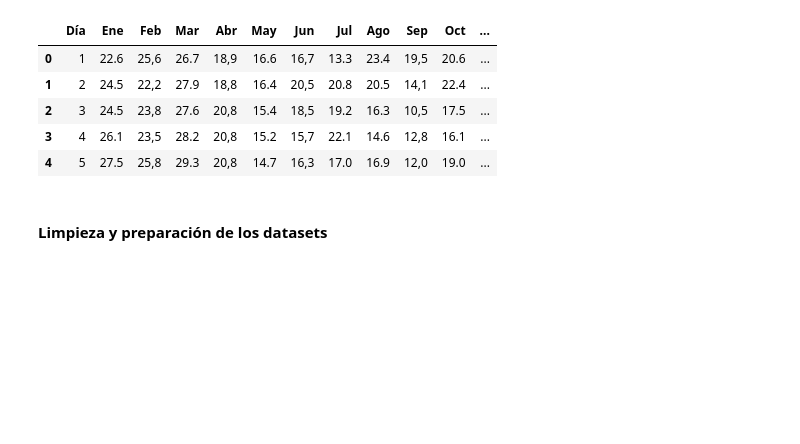
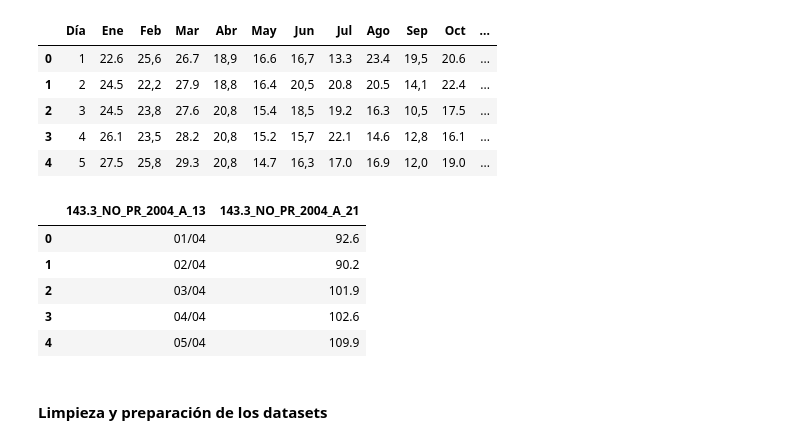
Before and after one commit to pasollipaula/DiplodatosMentoria, a Jupyter notebook: carga_datasets.ipynb, the cells around one changed output. Saved outputs shown, nothing was run; the diff lists cells and outputs as text; code cells hidden in the pictures; blank space fills up the shorter version.

```diff
--- a/carga_datasets.ipynb
+++ b/carga_datasets.ipynb
@@ -105,3 +111,8 @@ temperatura_avg.drop('Unnamed: 13', axis=1, inplace=True)
+# %%
+# Estimador Mensual de Actividad Económica. Fuente: https://www.economia.gob.ar/datos/
+emae = pd.read_csv('actividad_ied.csv', sep=";", decimal='.', encoding ='latin1', skiprows=121, nrows=244)
+# %%
+emae = emae[['143.3_NO_PR_2004_A_13','143.3_NO_PR_2004_A_21']]
 # %% [markdown]
 #### 2.b. Observación inicial de los datos disponibles
 # %%
@@ -161,6 +172,15 @@ temperatura_avg.head()
 | 2 | 3 | 24.5 | 23,8 | 27.6 | 20,8 | 15.4 | 18,5 | 19.2 | 16.3 | 10,5 | 17.5 | ... |
 | 3 | 4 | 26.1 | 23,5 | 28.2 | 20,8 | 15.2 | 15,7 | 22.1 | 14.6 | 12,8 | 16.1 | ... |
 | 4 | 5 | 27.5 | 25,8 | 29.3 | 20,8 | 14.7 | 16,3 | 17.0 | 16.9 | 12,0 | 19.0 | ... |
+# %%
+emae.head()
+# %% [output]
+|  | 143.3_NO_PR_2004_A_13 | 143.3_NO_PR_2004_A_21 |
+| 0 | 01/04 | 92.6 |
+| 1 | 02/04 | 90.2 |
+| 2 | 03/04 | 101.9 |
+| 3 | 04/04 | 102.6 |
+| 4 | 05/04 | 109.9 |
 # %% [markdown]
 #### Limpieza y preparación de los datasets
 # %% [markdown]
```
Also changed, not shown: parts of 15 cells of this notebook, 1 other file.
